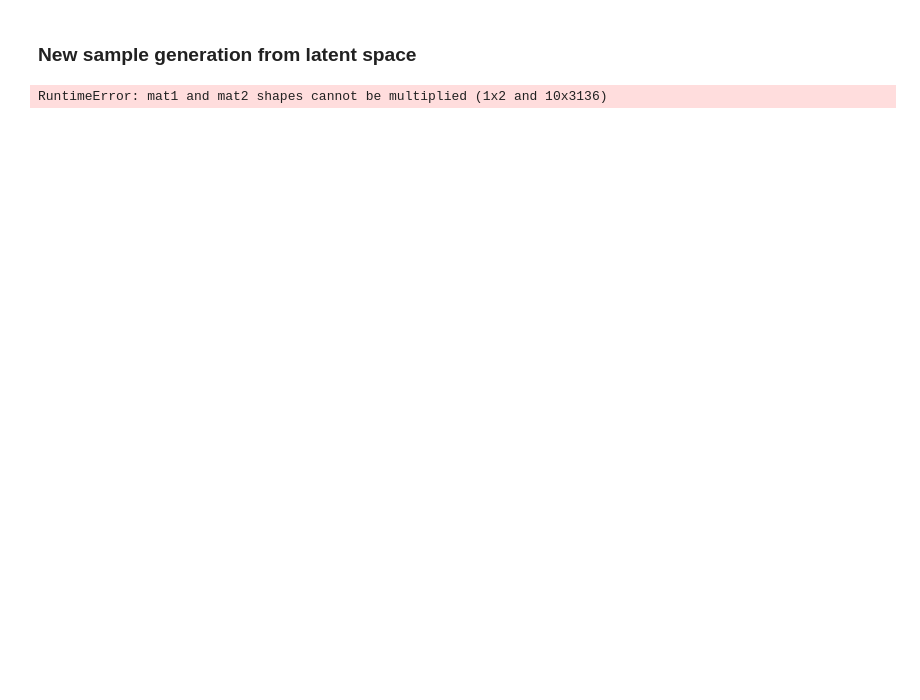
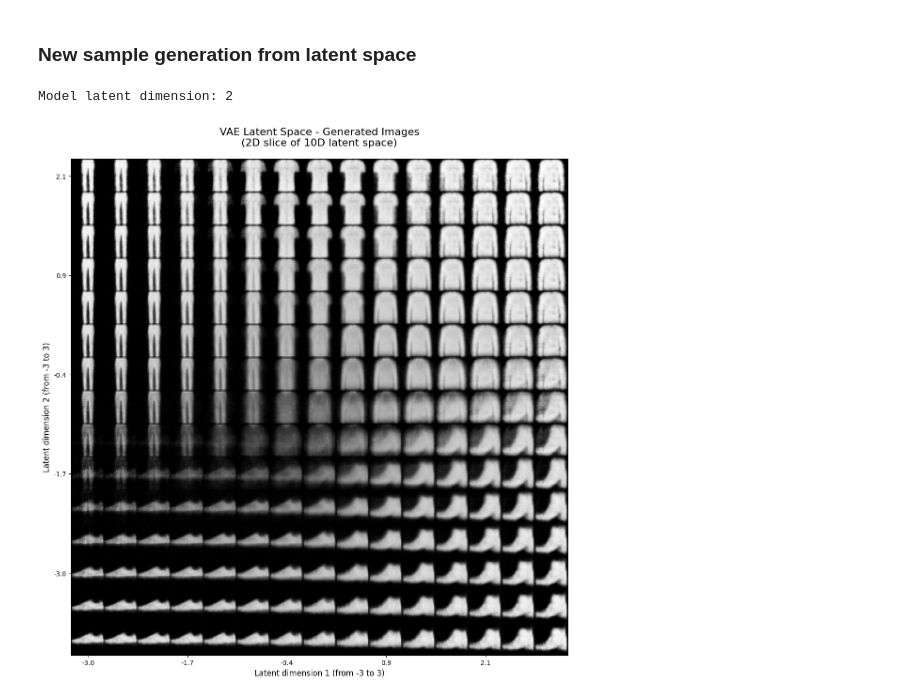
Before and after one commit to Matiar15/deep-learning, a Jupyter notebook: src/variational_autoencoder.ipynb, the cells around one changed output. Saved outputs shown, nothing was run; the diff lists cells and outputs as text; code cells hidden in the pictures; blank space fills up the shorter version.

```diff
--- a/src/variational_autoencoder.ipynb
+++ b/src/variational_autoencoder.ipynb
@@ -228,19 +228,46 @@ plt.show()
 # %% [markdown]
 ### New sample generation from latent space
 # %%
-n = 10
+# Create the grid based on the actual latent dimension
+n = 15
 grid_x = torch.linspace(-3, 3, n)
 grid_y = torch.linspace(-3, 3, n)
 
-with torch.no_grad():
-    figure = torch.zeros((28 * n, 28 * n))  # "płótno" na 10x10 obrazów
+figure = torch.zeros(28 * n, 28 * n)
 
-    for i, yi in enumerate(grid_y):
-        for j, xi in enumerate(grid_x):
+for i, yi in enumerate(grid_y):
+    for j, xi in enumerate(grid_x):
+        # Create latent vector with correct dimensions
+        if model.latent_dim == 2:
             z = torch.tensor([[xi, yi]], dtype=torch.float32).to(device)
-            x_hat = model.decode(z)
-            img = x_hat[0, 0].cpu()  # [1, 1, 28, 28] -> [28, 28]
+        else:
+            # For higher dimensions, only vary first two dimensions
+            z = torch.zeros(1, model.latent_dim, dtype=torch.float32).to(device)
+            z[0, 0] = xi
+            z[0, 1] = yi
 
-            figure[(n - i - 1) * 28 : (n - i) * 28, j * 28 : (j + 1) * 28] = img
+        x_hat = model.decode(z)
+        img = x_hat[0, 0].cpu().detach()
+
+        figure[(n - i - 1) * 28 : (n - i) * 28, j * 28 : (j + 1) * 28] = img
+
+
+plt.figure(figsize=(12, 12))
+plt.imshow(figure, cmap='gray')
+plt.title('VAE Latent Space - Generated Images\n(2D slice of 10D latent space)', fontsize=16, pad=20)
+plt.xlabel('Latent dimension 1 (from -3 to 3)', fontsize=12)
+plt.ylabel('Latent dimension 2 (from -3 to 3)', fontsize=12)
+
+ax = plt.gca()
+tick_positions = [i * 28 + 14 for i in range(n)]
+tick_labels = [f'{x:.1f}' for x in grid_x[::3]]
+ax.set_xticks([tick_positions[i] for i in range(0, n, 3)])
+ax.set_xticklabels(tick_labels)
+ax.set_yticks([tick_positions[i] for i in range(0, n, 3)])
+ax.set_yticklabels([f'{y:.1f}' for y in reversed(grid_y[::3])])
+
+plt.tight_layout()
+plt.show()
 # %% [output]
-RuntimeError: mat1 and mat2 shapes cannot be multiplied (1x2 and 10x3136)
+Model latent dimension: 2
+[figure, added]
```
Also changed, not shown: parts of 4 cells of this notebook, 1 other file.
